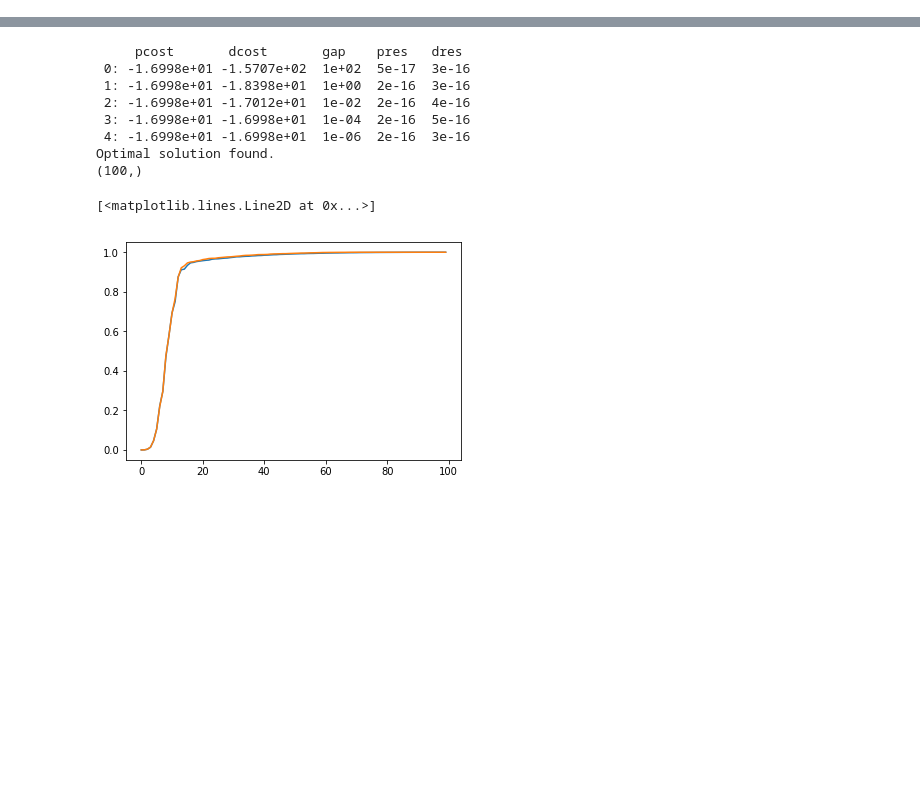
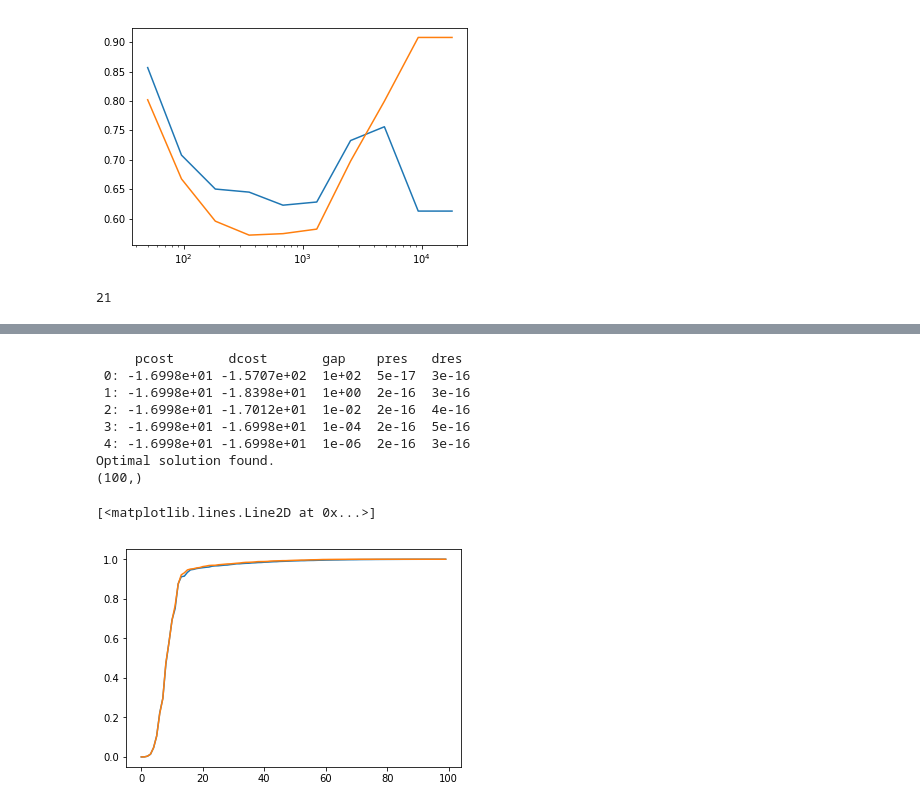
Before and after one commit to scottcantreid/PINT, a Jupyter notebook: Error Operator Algebra.ipynb, the cells around one changed output, grey strips where cells are left out. Cells and saved outputs as stored; diff of their text form; code cells hidden in the pictures; blank space fills up the shorter version.

Commit message:
Set maximum spiking frequency within tuning_curves class to fix decode weight numerical rounding issue

```diff
--- a/Error Operator Algebra.ipynb
+++ b/Error Operator Algebra.ipynb
@@ -58,0 +41,41 @@ TypeError: NumPy boolean array indexing assignment requires a 0 or 1-dimensional
+# %%
+def get_d_from_D(D, N, order, T):
+    d = np.zeros((N))
+    for k in range(order + 1):
+        d += np.power(T, k) * D[k*N:(k+1)*N]
+    return d
+# %%
+n = 5
+n_values = 128
+alpha = 0.1
+
+N_thresh = 10
+thresholds = np.exp(np.linspace(np.log(50), np.log(18000), N_thresh))
+
+errors_0 = np.ndarray(N_thresh)
+errors_1 = np.ndarray(N_thresh)
+for k, threshold in enumerate(thresholds):
+    A = get_curve(1)
+#     good_neurons = np.where(np.max(A[:,:,0], axis = 0) < threshold)[0]
+#     A = A[:,good_neurons,:]
+    tc0 = tuning_curves(A, Tarr, 0.1, iin, order = 0, max_freq = threshold)
+    tc1 = tuning_curves(A, Tarr, 0.1, iin, order = 1, max_freq = threshold)
+    f = tc0.eigenfunctions.T[n]
+    f = alpha*f*tc0.get_fmax(f)
+    d0 = tc0.decode_cvx(f)
+    d1 = tc1.decode_cvx(f)
+
+    error0 = 0
+    error1 = 0
+    for r in range(tc.R):
+        T = tc0.Tarr[r]
+        dd0 = get_d_from_D(d0, tc0.N, 0, T)
+        dd1 = get_d_from_D(d1, tc0.N, 1, T)
+        dd0 = np.round(n_values*dd0)/n_values
+        dd1 = np.round(n_values*dd1)/n_values
+        fdec0 = tc0.A[:,:,r] @ dd0
+        fdec1 = tc1.A[:,:,r] @ dd1
+        error0 += np.linalg.norm(f - fdec0) / np.linalg.norm(f) / tc.R
+        error1 += np.linalg.norm(f - fdec1) / np.linalg.norm(f) / tc.R
+    errors_0[k] = error0
+    errors_1[k] = error1
@@ -58,0 +100,6 @@ TypeError: NumPy boolean array indexing assignment requires a 0 or 1-dimensional
+# %%
+plt.plot(thresholds, errors_0)
+plt.plot(thresholds, errors_1)
+plt.xscale('log')
+# %% [output]
+[figure, added]
@@ -58,0 +109,4 @@ TypeError: NumPy boolean array indexing assignment requires a 0 or 1-dimensional
+# %%
+A.shape[1] - len(good_neurons)
+# %% [output]
+21
```
Also changed, not shown: parts of 8 cells of this notebook, 1 other file.
